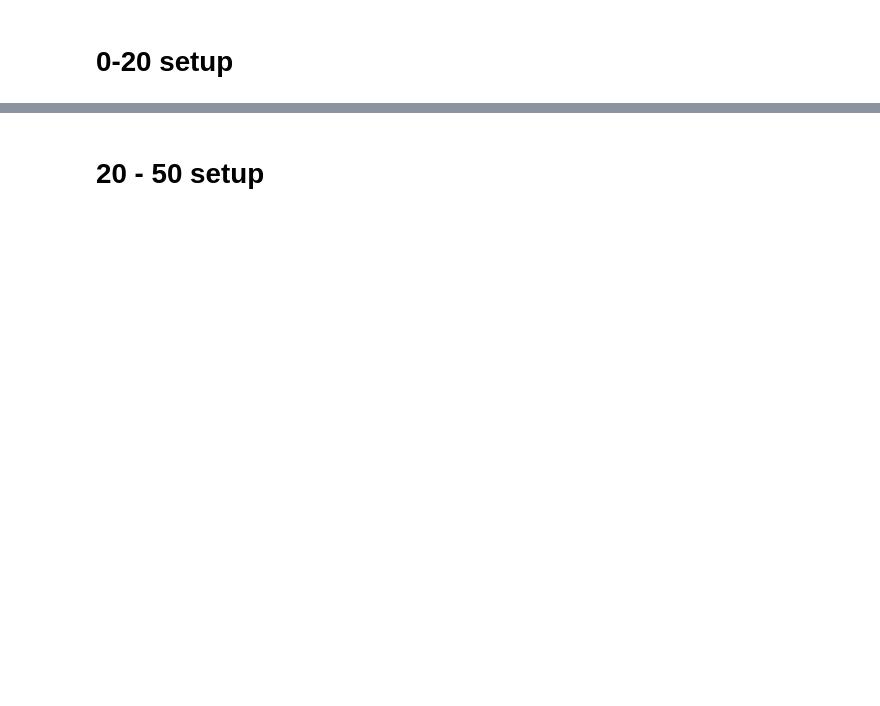
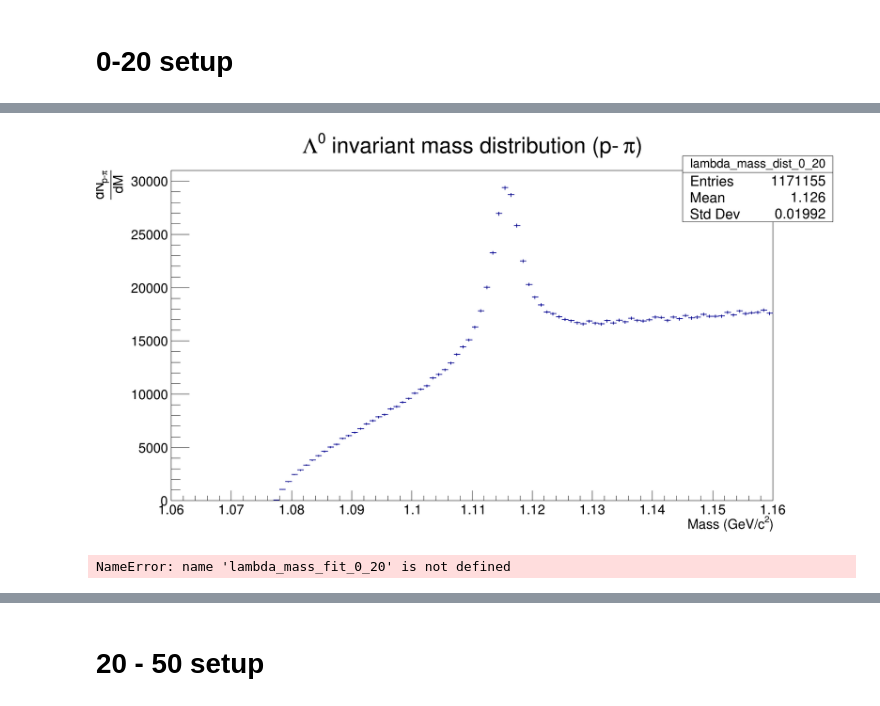
Before and after one commit to rhanniga/lambda-over-hadron, a Jupyter notebook: data/offline/full_offline_analysis.ipynb, the cells around one changed output, grey strips where cells are left out. Saved outputs shown, nothing was run; the diff lists cells and outputs as text; code cells hidden in the pictures; blank space fills up the shorter version.

```diff
--- a/data/offline/full_offline_analysis.ipynb
+++ b/data/offline/full_offline_analysis.ipynb
@@ -53,0 +157,5 @@ input_file_cent_0_20 = rt.TFile("../online/output/cent_0_20.root")
+# %%
+lambda_mass_dist_0_20.Draw()
+c.Draw()
+# %% [output]
+[figure, added]
@@ -53,0 +170,4 @@ input_file_cent_0_20 = rt.TFile("../online/output/cent_0_20.root")
+# %%
+lambda_mass_fit_0_20.Delete()
+# %% [output]
+NameError: name 'lambda_mass_fit_0_20' is not defined
```
Also changed, not shown: parts of 111 cells of this notebook, 4 other files.
